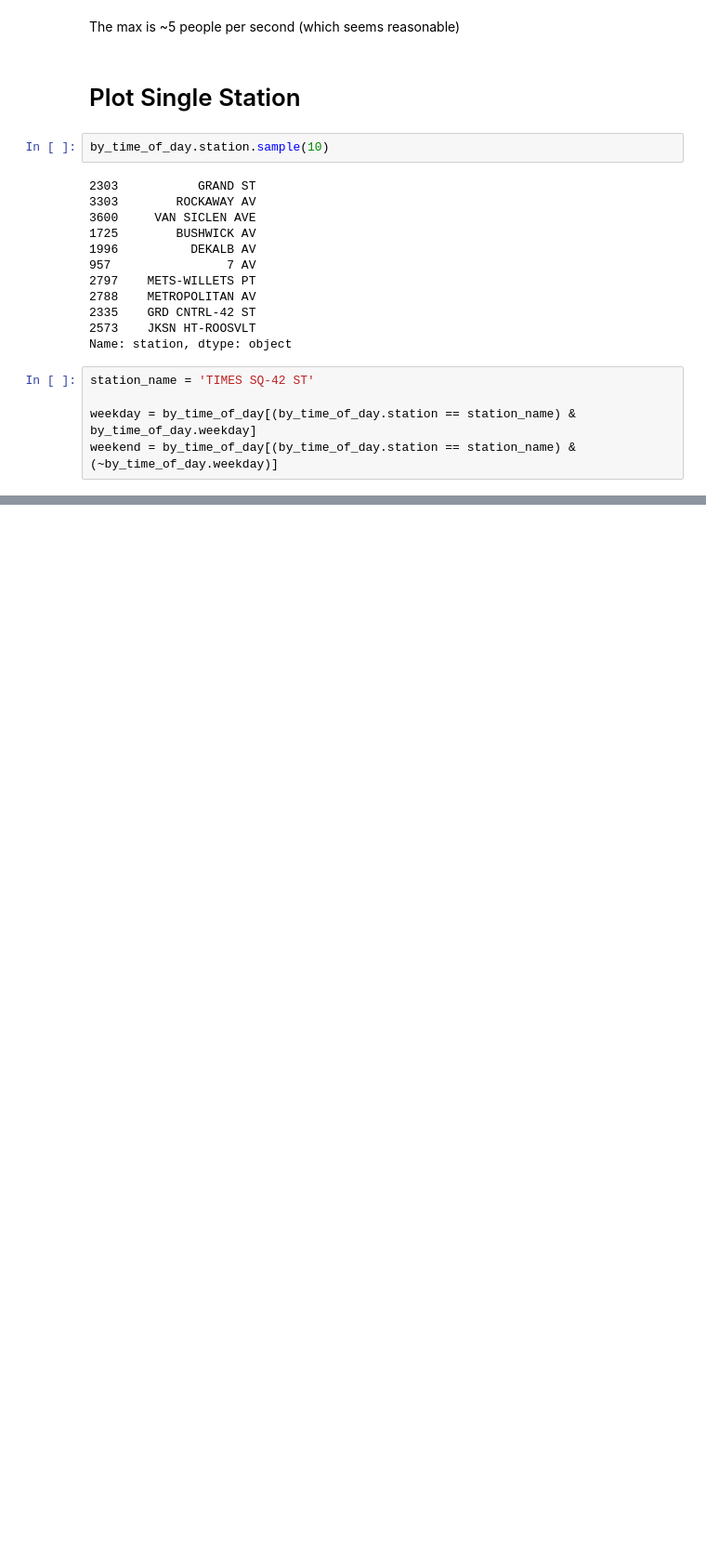
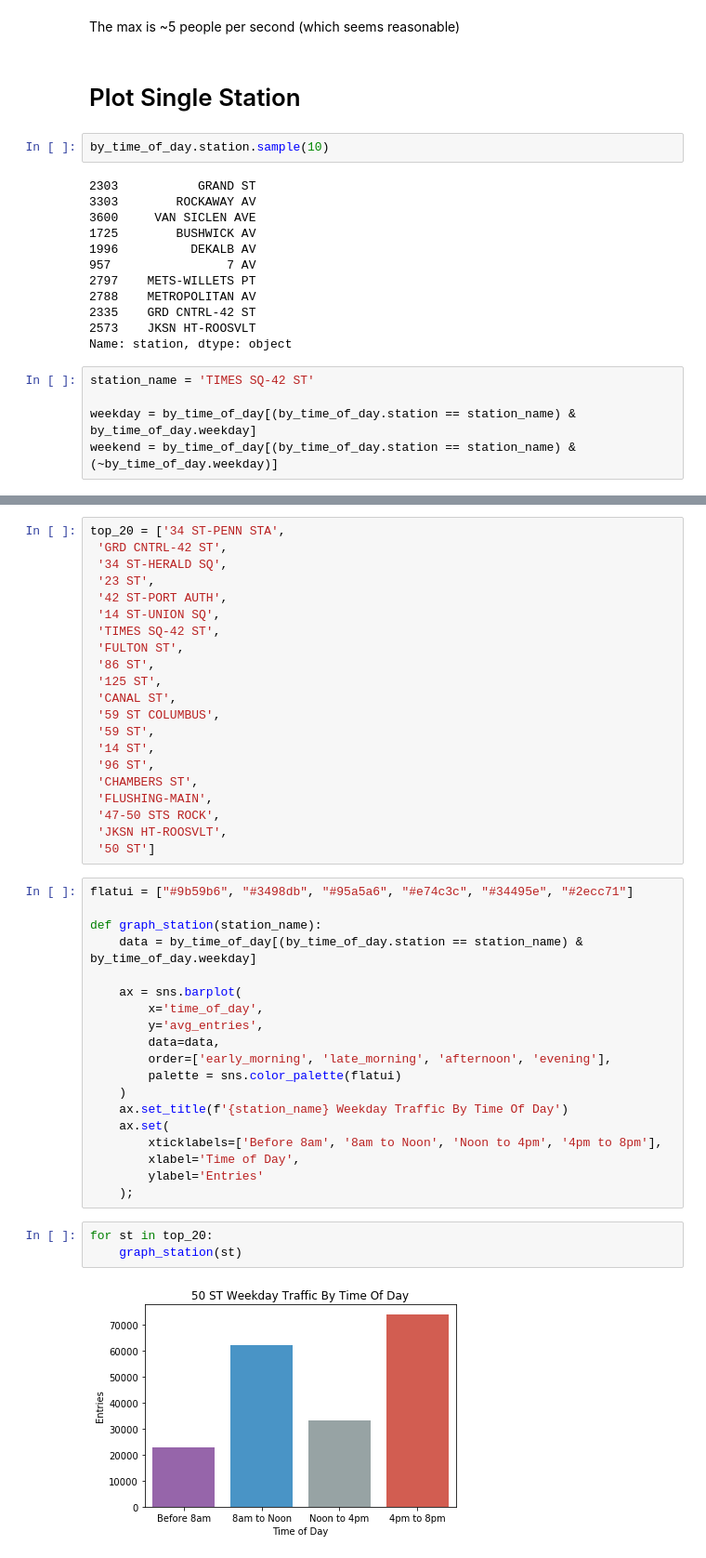
Before and after one commit to tczencka/MTA-Project-1, a Jupyter notebook: notebooks/EntriesByHour.ipynb, the cells around one changed output, grey strips where cells are left out. Shown: that part at 93% size. Drawn from its saved outputs; the diff is of its cells as text; blank space fills up the shorter version.

```diff
--- a/notebooks/EntriesByHour.ipynb
+++ b/notebooks/EntriesByHour.ipynb
@@ -184,0 +198,45 @@ ax.set(
+# %%
+top_20 = ['34 ST-PENN STA',
+ 'GRD CNTRL-42 ST',
+ '34 ST-HERALD SQ',
+ '23 ST',
+ '42 ST-PORT AUTH',
+ '14 ST-UNION SQ',
+ 'TIMES SQ-42 ST',
+ 'FULTON ST',
+ '86 ST',
+ '125 ST',
+ 'CANAL ST',
+ '59 ST COLUMBUS',
+ '59 ST',
+ '14 ST',
+ '96 ST',
+ 'CHAMBERS ST',
+ 'FLUSHING-MAIN',
+ '47-50 STS ROCK',
+ 'JKSN HT-ROOSVLT',
+ '50 ST']
+# %%
+flatui = ["#9b59b6", "#3498db", "#95a5a6", "#e74c3c", "#34495e", "#2ecc71"]
+
+def graph_station(station_name):
+    data = by_time_of_day[(by_time_of_day.station == station_name) & by_time_of_day.weekday]
+
+    ax = sns.barplot(
+        x='time_of_day',
+        y='avg_entries',
+        data=data,
+        order=['early_morning', 'late_morning', 'afternoon', 'evening'],
+        palette = sns.color_palette(flatui)
+    )
+    ax.set_title(f'{station_name} Weekday Traffic By Time Of Day')
+    ax.set(
+        xticklabels=['Before 8am', '8am to Noon', 'Noon to 4pm', '4pm to 8pm'],
+        xlabel='Time of Day',
+        ylabel='Entries'
+    );
+# %%
+for st in top_20:
+    graph_station(st)
+# %% [output]
+[figure, added]
```
Also changed, not shown: parts of 17 cells of this notebook, 1 other file.
